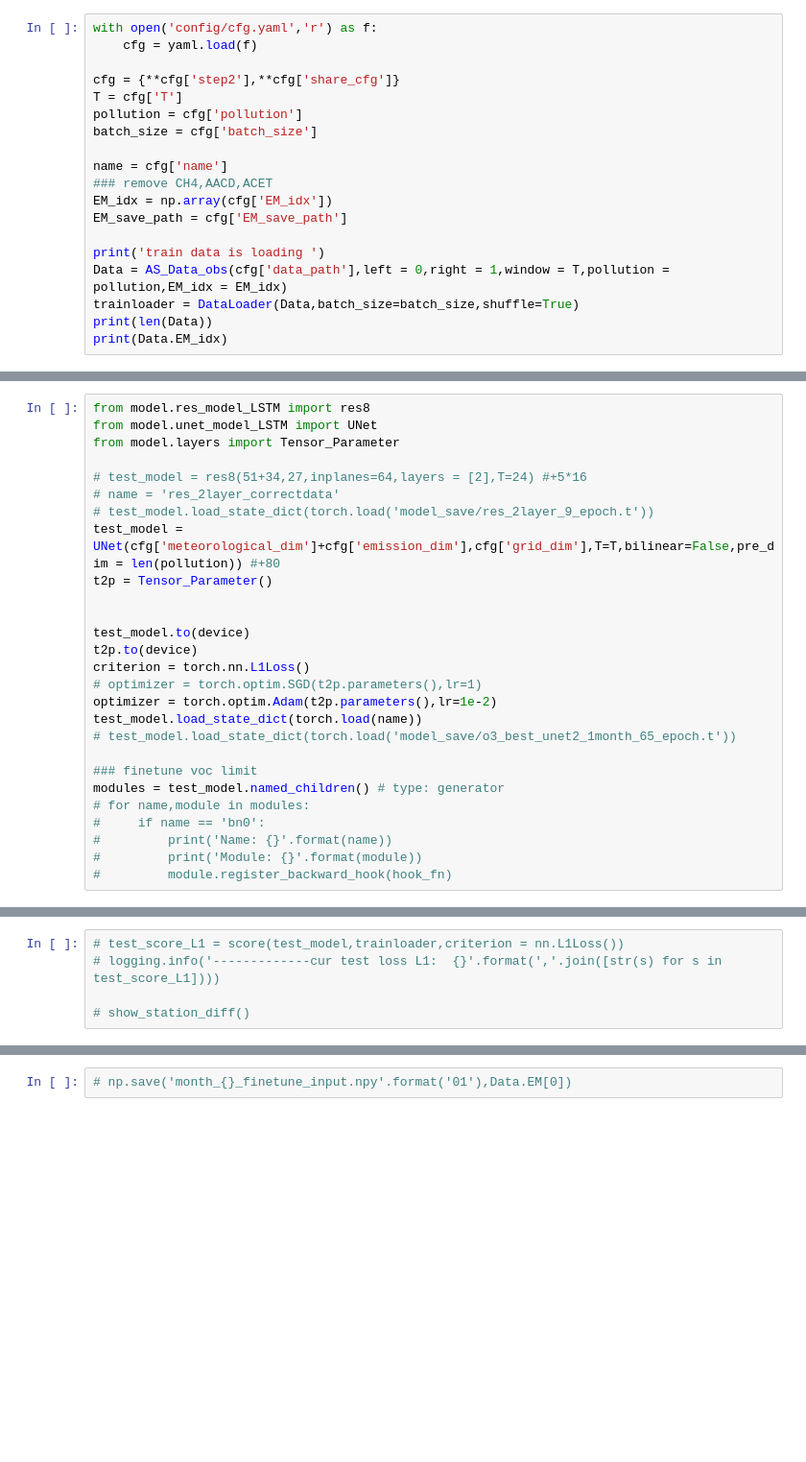
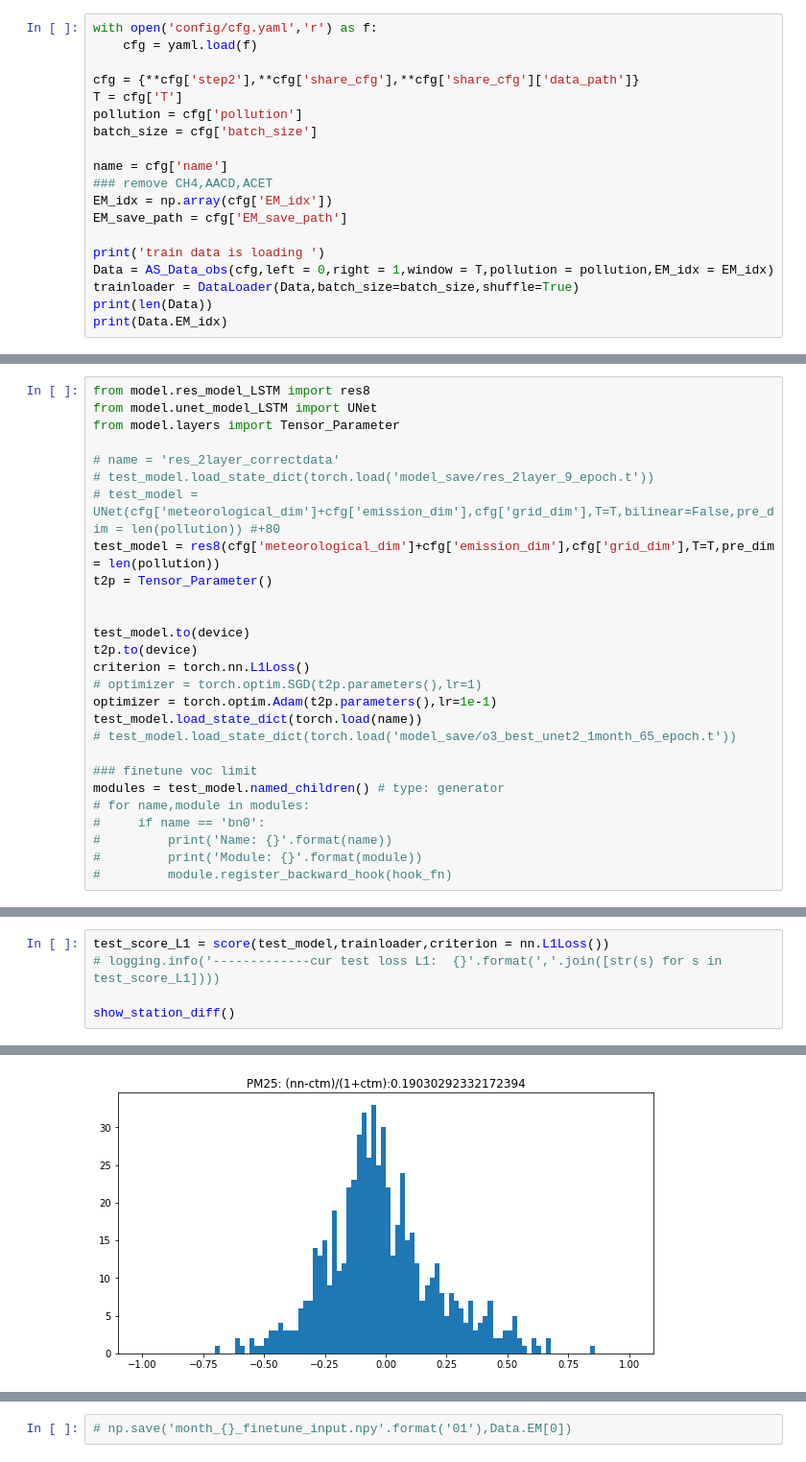
Before and after one commit to sky12807/InventoryOptimization, a Jupyter notebook: step2_finetune_input.ipynb, the cells around one changed output, grey strips where cells are left out. Shown at 96% size. Saved outputs shown, nothing was run; the diff lists cells and outputs as text; blank space fills up the shorter version.

```diff
--- a/step2_finetune_input.ipynb
+++ b/step2_finetune_input.ipynb
@@ -145,7 +189,7 @@ def show_station_diff(month_idx = [0]):
 with open('config/cfg.yaml','r') as f:
     cfg = yaml.load(f)
 
-cfg = {**cfg['step2'],**cfg['share_cfg']}
+cfg = {**cfg['step2'],**cfg['share_cfg'],**cfg['share_cfg']['data_path']}
 T = cfg['T']
 pollution = cfg['pollution']
 batch_size = cfg['batch_size']
@@ -156,7 +200,7 @@ EM_idx = np.array(cfg['EM_idx'])
 EM_save_path = cfg['EM_save_path']
 
 print('train data is loading ')
-Data = AS_Data_obs(cfg['data_path'],left = 0,right = 1,window = T,pollution = pollution,EM_idx = EM_idx)
+Data = AS_Data_obs(cfg,left = 0,right = 1,window = T,pollution = pollution,EM_idx = EM_idx)
 trainloader = DataLoader(Data,batch_size=batch_size,shuffle=True)
 print(len(Data))
 print(Data.EM_idx)
@@ -171,10 +218,10 @@ from model.res_model_LSTM import res8
 from model.unet_model_LSTM import UNet
 from model.layers import Tensor_Parameter
 
-# test_model = res8(51+34,27,inplanes=64,layers = [2],T=24) #+5*16
 # name = 'res_2layer_correctdata'
 # test_model.load_state_dict(torch.load('model_save/res_2layer_9_epoch.t'))
-test_model = UNet(cfg['meteorological_dim']+cfg['emission_dim'],cfg['grid_dim'],T=T,bilinear=False,pre_dim = len(pollution)) #+80
+# test_model = UNet(cfg['meteorological_dim']+cfg['emission_dim'],cfg['grid_dim'],T=T,bilinear=False,pre_dim = len(pollution)) #+80
+test_model = res8(cfg['meteorological_dim']+cfg['emission_dim'],cfg['grid_dim'],T=T,pre_dim = len(pollution))
 t2p = Tensor_Parameter()
 
 
@@ -182,7 +229,7 @@ test_model.to(device)
 t2p.to(device)
 criterion = torch.nn.L1Loss()
 # optimizer = torch.optim.SGD(t2p.parameters(),lr=1)
-optimizer = torch.optim.Adam(t2p.parameters(),lr=1e-2)
+optimizer = torch.optim.Adam(t2p.parameters(),lr=1e-1)
 test_model.load_state_dict(torch.load(name))
 # test_model.load_state_dict(torch.load('model_save/o3_best_unet2_1month_65_epoch.t'))
 
@@ -219,6 +309,7 @@ def score(model,loader,criterion= nn.L1Loss() ):
     return np.mean(np.array(ls),axis = 0)
 # %%
-# test_score_L1 = score(test_model,trainloader,criterion = nn.L1Loss())
+test_score_L1 = score(test_model,trainloader,criterion = nn.L1Loss())
 # logging.info('-------------cur test loss L1:  {}'.format(','.join([str(s) for s in test_score_L1])))
 
-# show_station_diff()
+show_station_diff()
+# %% [output]
@@ -224,0 +326 @@ def score(model,loader,criterion= nn.L1Loss() ):
+[figure, added]
```
Also changed, not shown: parts of 12 cells of this notebook, 29 other files.
